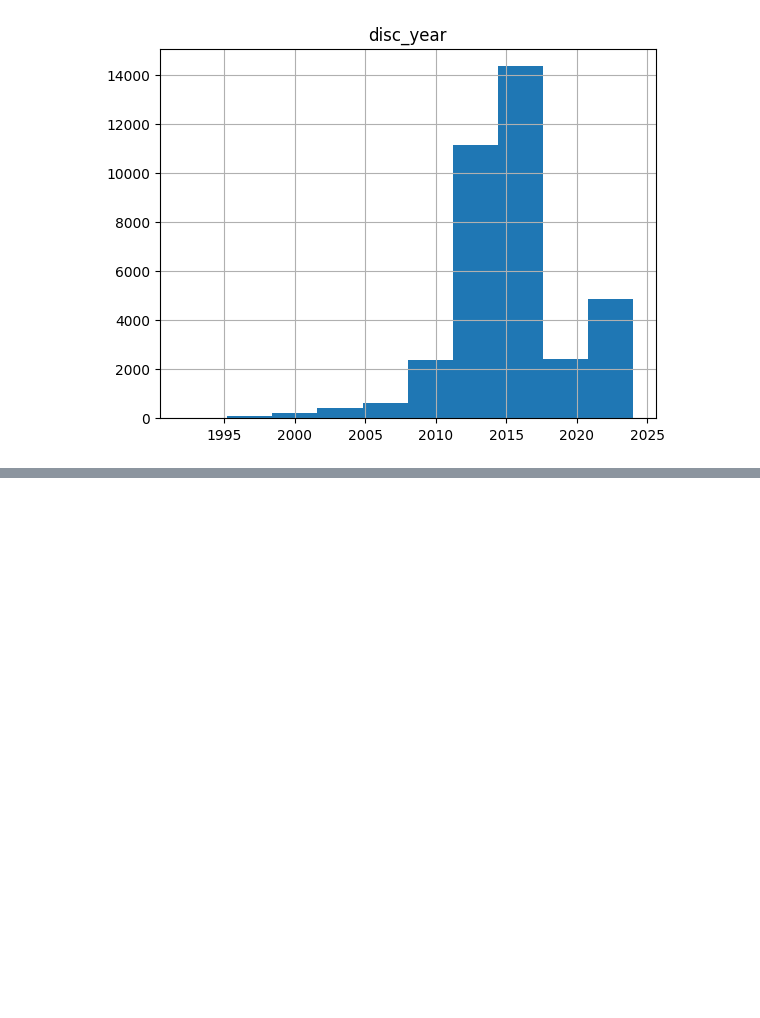
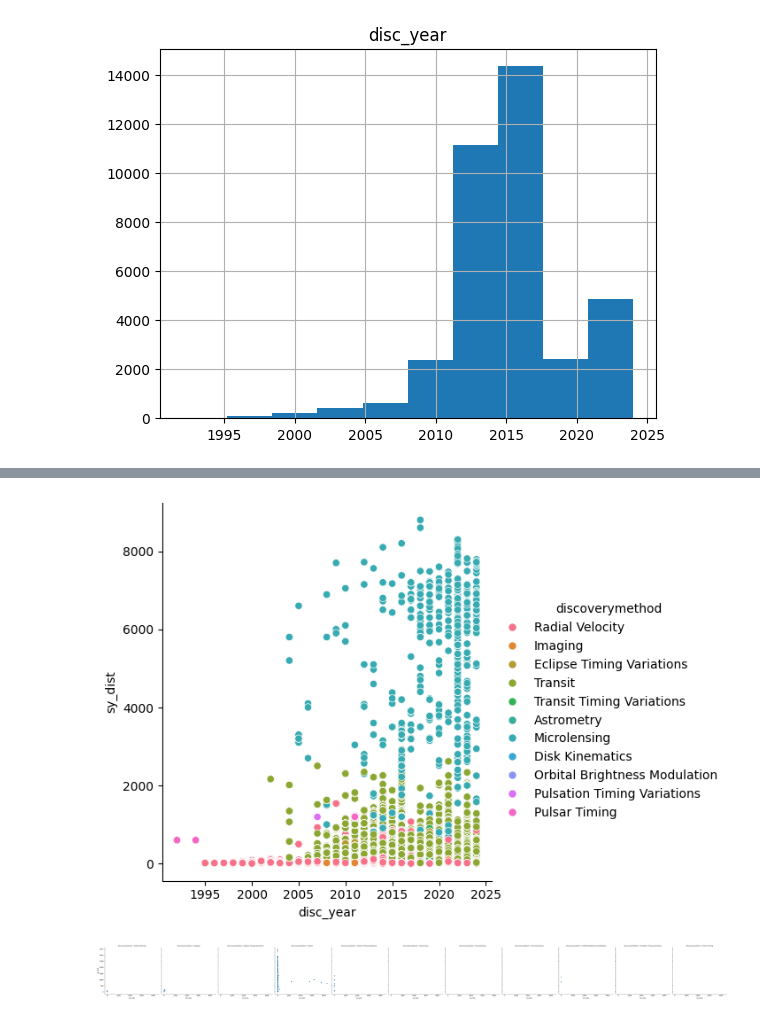
Before and after one commit to ClementGOUJON-dot/pe-hackathon, a Jupyter notebook: Clément.ipynb, the cells around one changed output, grey strips where cells are left out. Drawn from its saved outputs; the diff is of its cells as text; code cells hidden in the pictures; blank space fills up the shorter version.

```diff
--- a/Clément.ipynb
+++ b/Clément.ipynb
@@ -13,0 +21,8 @@ array([[<Axes: title={'center': 'disc_year'}>]], dtype=object)
+# %%
+sns.relplot(data=df, x='disc_year', y='sy_dist', hue='discoverymethod');
+# %% [output]
+[figure, added]
+# %%
+sns.relplot(data=df, x='pl_rade', y='sy_dist', col='discoverymethod');
+# %% [output]
+[figure, added]
```
Also changed, not shown: parts of 2 cells of this notebook.
